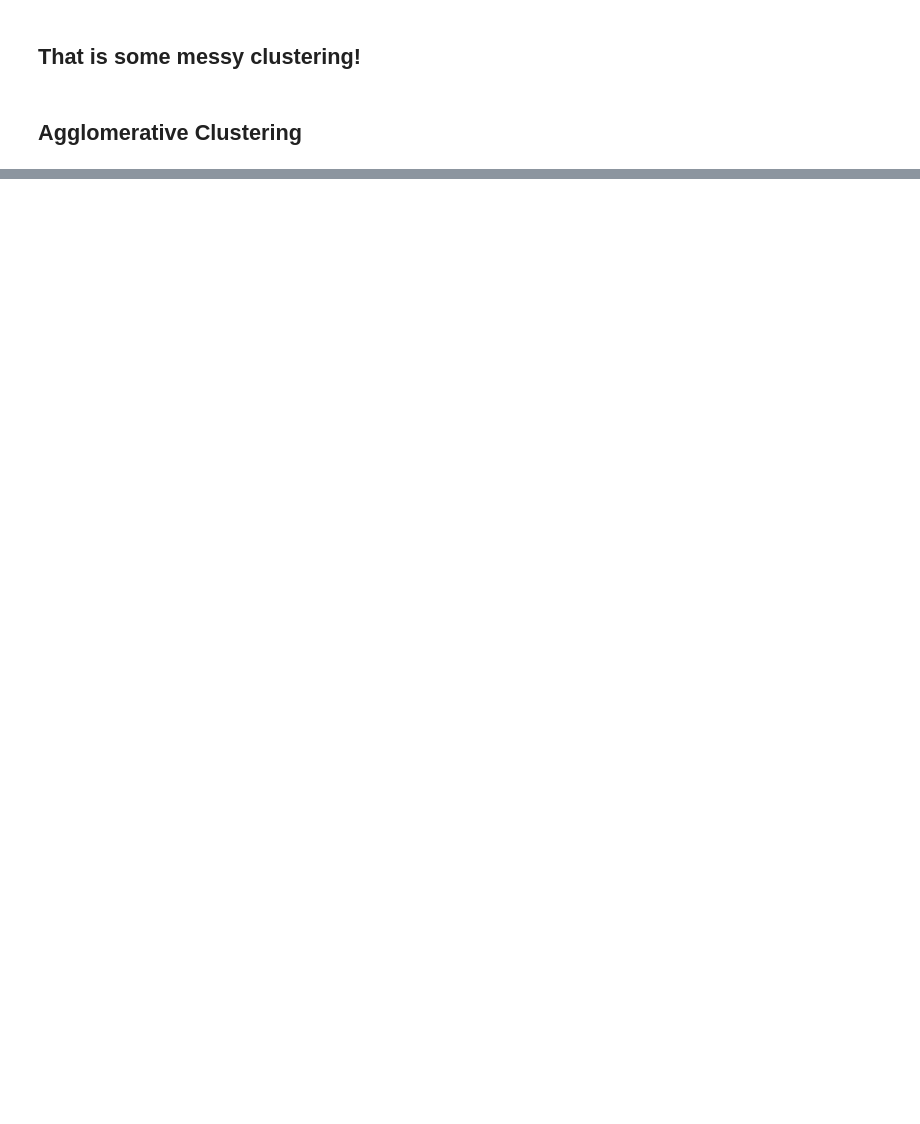
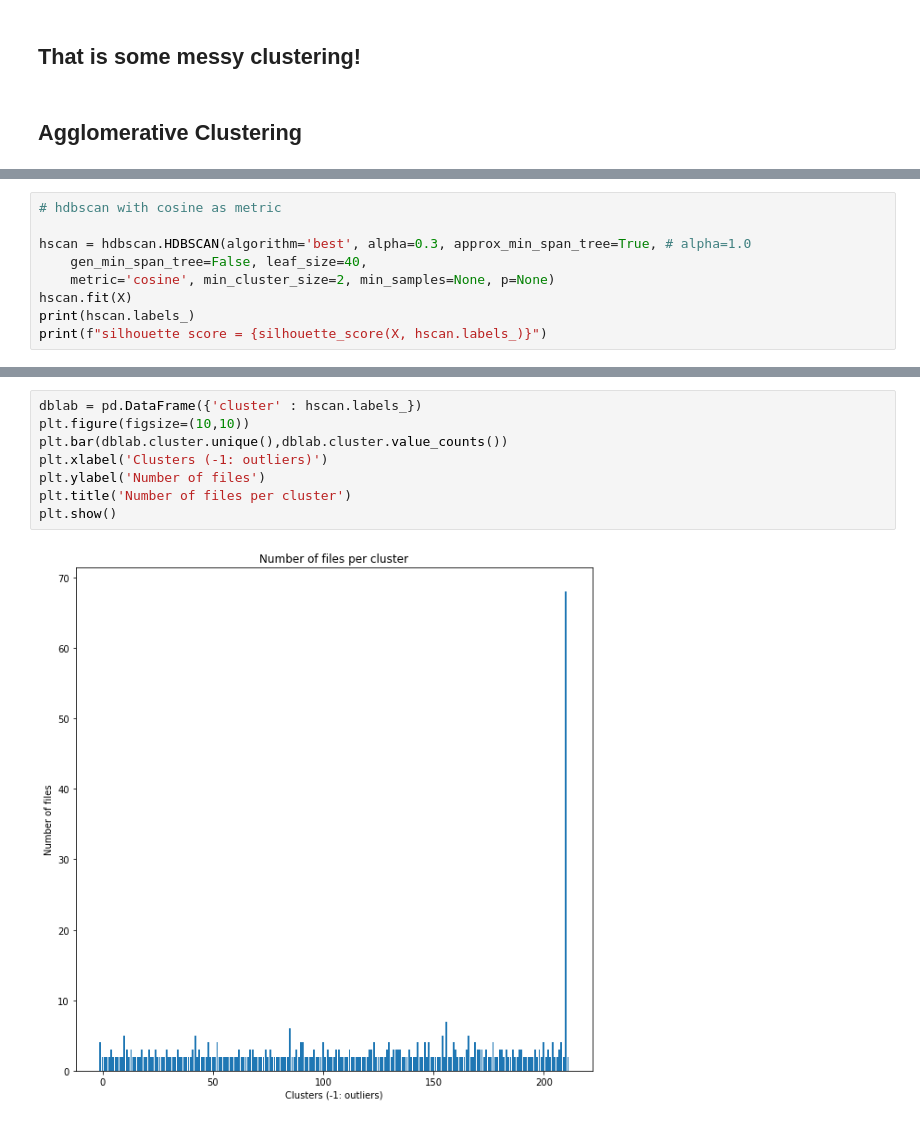
Before and after one commit to kristof-becode/Document-Clustering, a Jupyter notebook: Vectorizing.ipynb, the cells around one changed output, grey strips where cells are left out. Cells and saved outputs as stored; diff of their text form; blank space fills up the shorter version.

```diff
--- a/Vectorizing.ipynb
+++ b/Vectorizing.ipynb
@@ -366,0 +475,9 @@ print(f"silhouette score = {silhouette_score(X, agglom.labels_)}")
+# %%
+# hdbscan with cosine as metric
+
+hscan = hdbscan.HDBSCAN(algorithm='best', alpha=0.3, approx_min_span_tree=True, # alpha=1.0
+    gen_min_span_tree=False, leaf_size=40,
+    metric='cosine', min_cluster_size=2, min_samples=None, p=None)
+hscan.fit(X)
+print(hscan.labels_)
+print(f"silhouette score = {silhouette_score(X, hscan.labels_)}")
@@ -366,0 +502,10 @@ print(f"silhouette score = {silhouette_score(X, agglom.labels_)}")
+# %%
+dblab = pd.DataFrame({'cluster' : hscan.labels_})
+plt.figure(figsize=(10,10))
+plt.bar(dblab.cluster.unique(),dblab.cluster.value_counts())
+plt.xlabel('Clusters (-1: outliers)')
+plt.ylabel('Number of files')
+plt.title('Number of files per cluster')
+plt.show()
+# %% [output]
+[figure, added]
```
Also changed, not shown: parts of 28 cells of this notebook.
